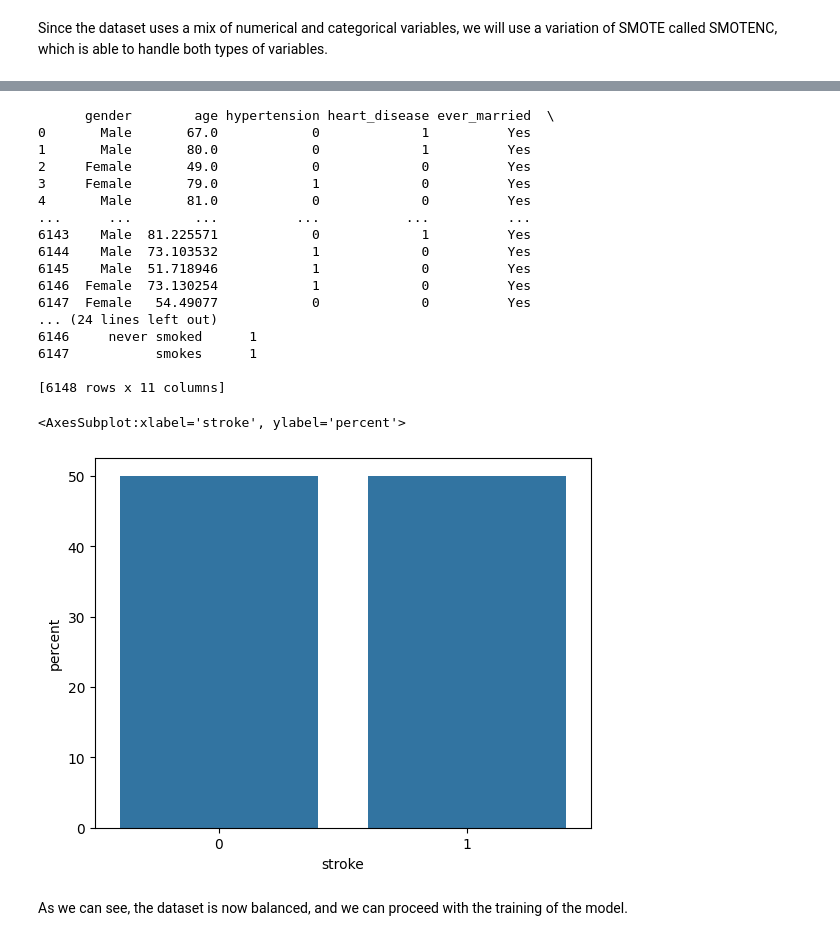
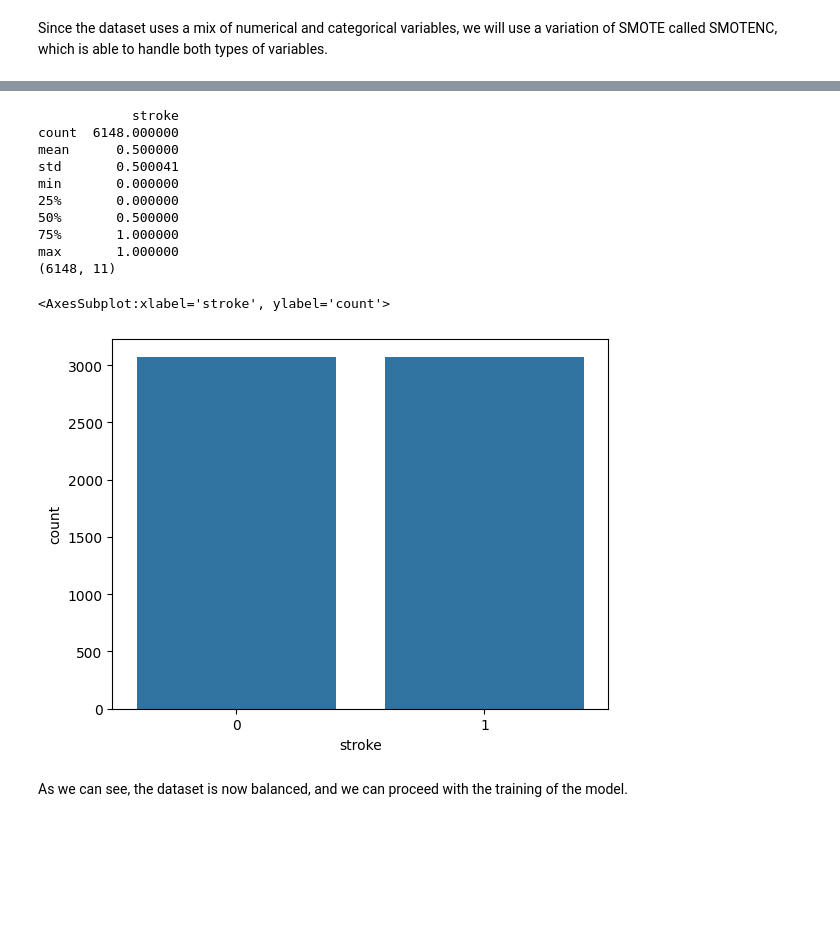
Before and after one commit to AlbertoEusebio/Brain-Stroke-Prediction, a Jupyter notebook: NAML_project.ipynb, the cells around one changed output, grey strips where cells are left out. Saved outputs shown, nothing was run; the diff lists cells and outputs as text; code cells hidden in the pictures; blank space fills up the shorter version.

Commit message:
updated data pre-processing

```diff
--- a/NAML_project.ipynb
+++ b/NAML_project.ipynb
@@ -396,6 +229,0 @@ ValueError: Expected n_neighbors <= n_samples_fit, but n_neighbors = 1001, n_sam
-# %%
-X_tmp = X[:, [1, 7, 8]]
-X_tmp = X_tmp * X_tmp_std + X_tmp_mean
-X[:, [1, 7, 8]] = X_tmp
-
-print(X)
@@ -412,0 +232,6 @@ print(X)
+# %%
+from sklearn.preprocessing import OrdinalEncoder
+
+encoder = OrdinalEncoder()
+
+X = encoder.fit_transform(X)
@@ -412,0 +255,17 @@ print(X)
+# %%
+# Balance the dataset using SMOTE
+from imblearn.over_sampling import SMOTE
+
+# We should normalize the data before augmenting the dataset
+from sklearn.preprocessing import StandardScaler
+scaler = StandardScaler()
+X_tmp = scaler.fit_transform(X, y)
+
+# Apply SMOTE
+smote = SMOTE(sampling_strategy='minority')
+X_smote, y_smote = smote.fit_resample(X_tmp, y)
+
+# descaling the data
+X_smote = scaler.inverse_transform(X_smote)
+
+print(X_smote)
@@ -412,0 +286,4 @@ print(X)
+# %%
+X = X_smote
+
+X = encoder.inverse_transform(X)
@@ -413,29 +315,22 @@ print(X)
 # %%
-block = np.block([[X, y[:, None]]])
-dataset_balanced = pd.DataFrame(block, columns=features.tolist() + ['stroke'])
+dataset_balanced = pd.DataFrame(X, columns=features)
+dataset_balanced['stroke'] = y_smote
+print(dataset_balanced.describe())
+print(dataset_balanced.shape)
 
-print(dataset_balanced)
-
-sns.countplot(x='stroke', data=dataset_balanced, stat='percent')
+sns.countplot(x='stroke', data=dataset_balanced)
 # %% [output]
-      gender        age hypertension heart_disease ever_married  \
-0       Male       67.0            0             1          Yes
-1       Male       80.0            0             1          Yes
-2     Female       49.0            0             0          Yes
-3     Female       79.0            1             0          Yes
-4       Male       81.0            0             0          Yes
-...      ...        ...          ...           ...          ...
-6143    Male  81.225571            0             1          Yes
-6144    Male  73.103532            1             0          Yes
-6145    Male  51.718946            1             0          Yes
-6146  Female  73.130254            1             0          Yes
-6147  Female   54.49077            0             0          Yes
-... (24 lines left out)
-6146     never smoked      1
-6147           smokes      1
-
-[6148 rows x 11 columns]
+            stroke
+count  6148.000000
+mean      0.500000
+std       0.500041
+min       0.000000
+25%       0.000000
+50%       0.500000
+75%       1.000000
+max       1.000000
+(6148, 11)
-<AxesSubplot:xlabel='stroke', ylabel='percent'>
+<AxesSubplot:xlabel='stroke', ylabel='count'>
-[figure, old version]
+[figure, new version]
 # %% [markdown]
 As we can see, the dataset is now balanced, and we can proceed with the training of the model.
```
Also changed, not shown: parts of 49 cells of this notebook, 1 other file.
